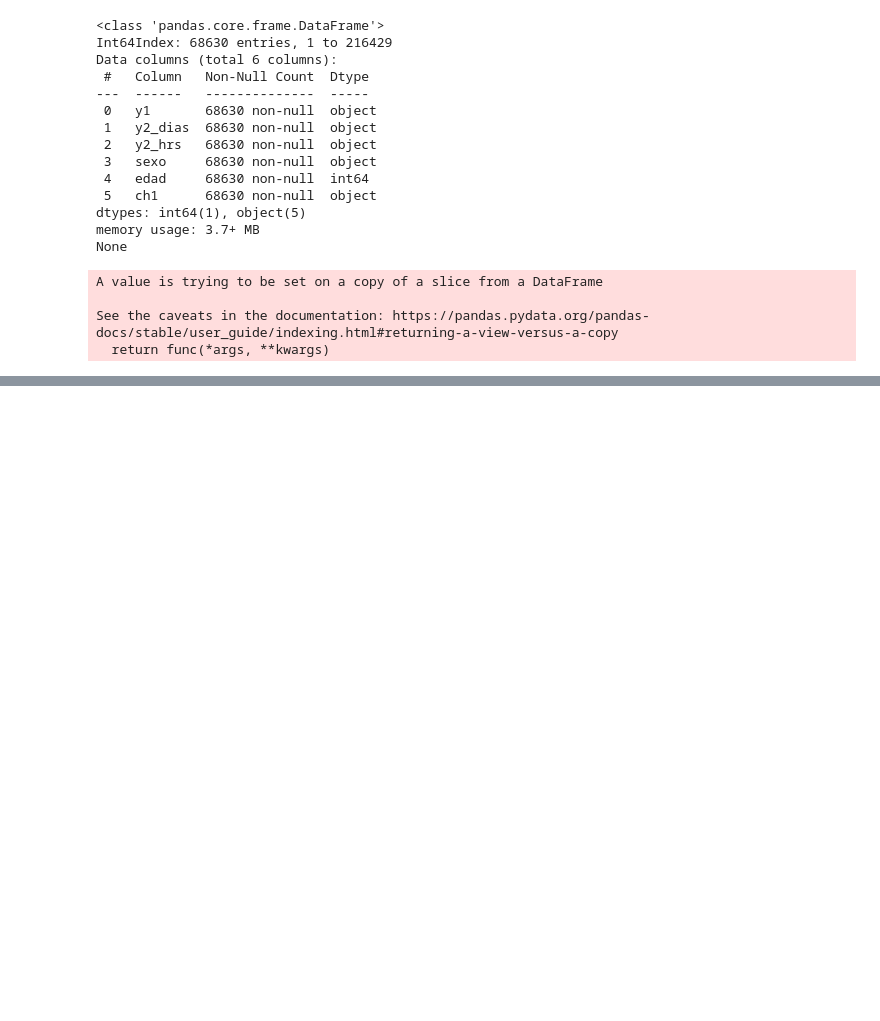
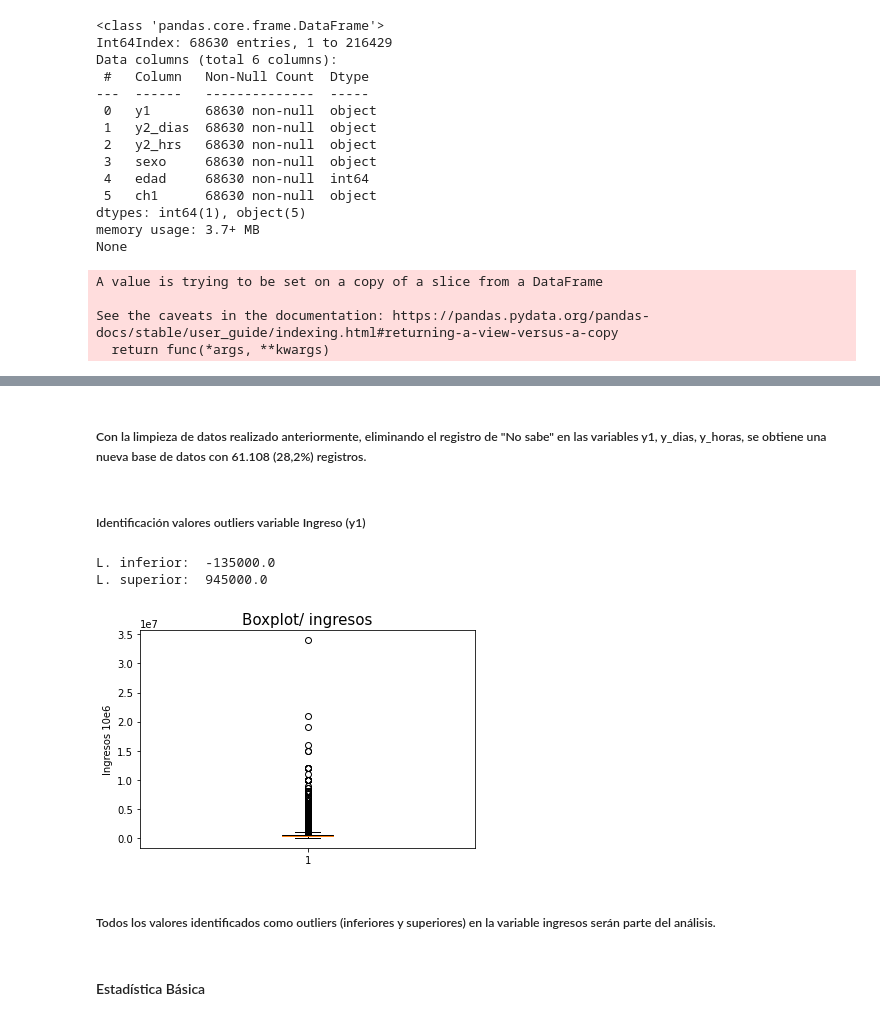
Before and after one commit to RodrigoLefin/Clase1_Diplomado25-04-2022, a Jupyter notebook: Prueba_recuperativa_python_herramientas_analisis.ipynb, the cells around one changed output, grey strips where cells are left out. Saved outputs shown, nothing was run; the diff lists cells and outputs as text; code cells hidden in the pictures; blank space fills up the shorter version.

```diff
--- a/Prueba_recuperativa_python_herramientas_analisis.ipynb
+++ b/Prueba_recuperativa_python_herramientas_analisis.ipynb
@@ -149,0 +192,14 @@ See the caveats in the documentation: https://pandas.pydata.org/pandas-docs/stab
+# %%
+y1_idx=df_CASEN17[df_CASEN17['y1']=='No sabe'].index
+df_CASEN17=df_CASEN17.drop(y1_idx)
+
+y2_dias_idx=df_CASEN17[df_CASEN17['y2_dias']=='No sabe'].index
+df_CASEN17=df_CASEN17.drop(y2_dias_idx)
+
+y2_hrs_idx=df_CASEN17[df_CASEN17['y2_hrs']=='No sabe'].index
+df_CASEN17=df_CASEN17.drop(y2_hrs_idx)
+# %%
+df_CASEN17['y1'] = df_CASEN17['y1'].astype('int64')
+df_CASEN17['y2_dias'] = df_CASEN17['y2_dias'].astype('int64')
+df_CASEN17['y2_dias'] = df_CASEN17['y2_dias'].astype('int64')
+df_CASEN17['y2_hrs'] = df_CASEN17['y2_hrs'].astype('int64')
@@ -149,0 +223,26 @@ See the caveats in the documentation: https://pandas.pydata.org/pandas-docs/stab
+# %% [markdown]
+##### Con la limpieza de datos realizado anteriormente, eliminando el registro de "No sabe" en las variables y1, y_dias, y_horas, se obtiene una nueva base de datos con 61.108 (28,2%) registros.
+# %% [markdown]
+##### Identificación valores outliers variable Ingreso (y1)
+# %%
+plt.boxplot(df_CASEN17.y1)
+plt.title('Boxplot/ ingresos', fontsize=15)
+plt.ylabel('Ingresos 10e6', fontsize=10)
+
+#cuartiles
+q3, q1 = np.percentile(df_CASEN17.y1, [75, 25])
+dif = q3-q1
+lim_sup = q3 + (1.5*dif)
+lim_inf = q1 - (1.5*dif)
+
+# limites
+print('L. inferior: ', lim_inf)
+print('L. superior: ', lim_sup)
+# %% [output]
+L. inferior:  -135000.0
+L. superior:  945000.0
+[figure, added]
+# %% [markdown]
+##### Todos los valores identificados como outliers (inferiores y superiores) en la variable ingresos serán parte del análisis.
+# %% [markdown]
+#### Estadística Básica
```
Also changed, not shown: parts of 55 cells of this notebook.
